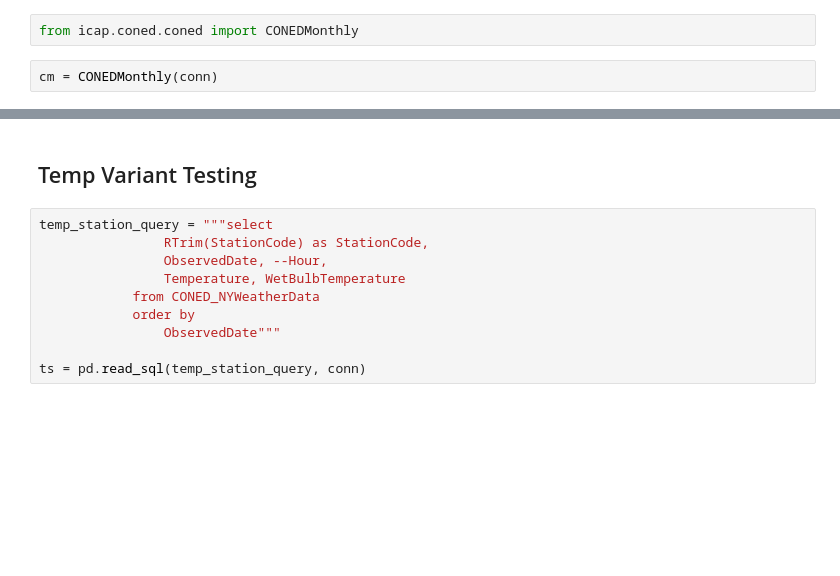
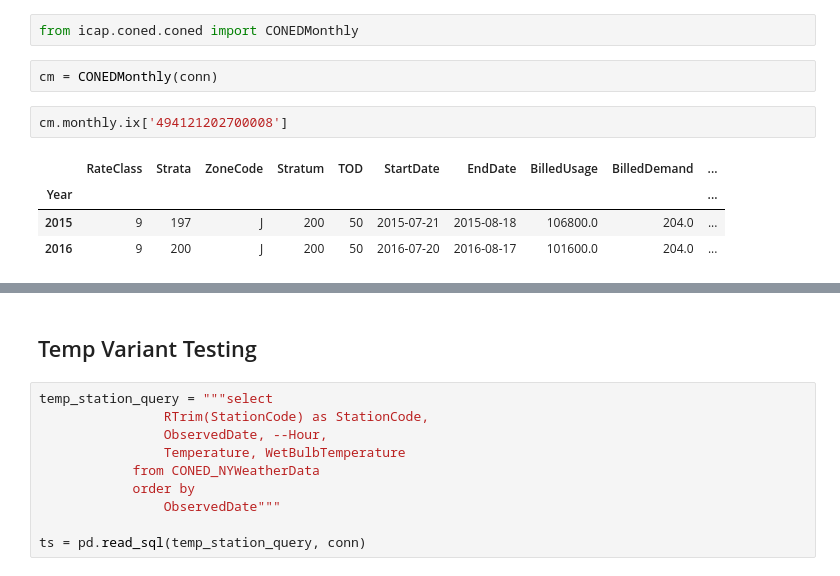
Before and after one commit to mileshill/jeapi, a Jupyter notebook: Coned.ipynb, the cells around one changed output, grey strips where cells are left out. Cells and saved outputs as stored; diff of their text form; blank space fills up the shorter version.

```diff
--- a/Coned.ipynb
+++ b/Coned.ipynb
@@ -24,4 +66,11 @@ c = CONED(conn);
 from icap.coned.coned import CONEDMonthly
 # %%
 cm = CONEDMonthly(conn)
+# %%
+cm.monthly.ix['494121202700008']
+# %% [output]
+|  | RateClass | Strata | ZoneCode | Stratum | TOD | StartDate | EndDate | BilledUsage | BilledDemand | ... |
+| Year |  |  |  |  |  |  |  |  |  | ... |
+| 2015 | 9 | 197 | J | 200 | 50 | 2015-07-21 | 2015-08-18 | 106800.0 | 204.0 | ... |
+| 2016 | 9 | 200 | J | 200 | 50 | 2016-07-20 | 2016-08-17 | 101600.0 | 204.0 | ... |
 # %%
```
Also changed, not shown: parts of 19 cells of this notebook, 6 other files.
